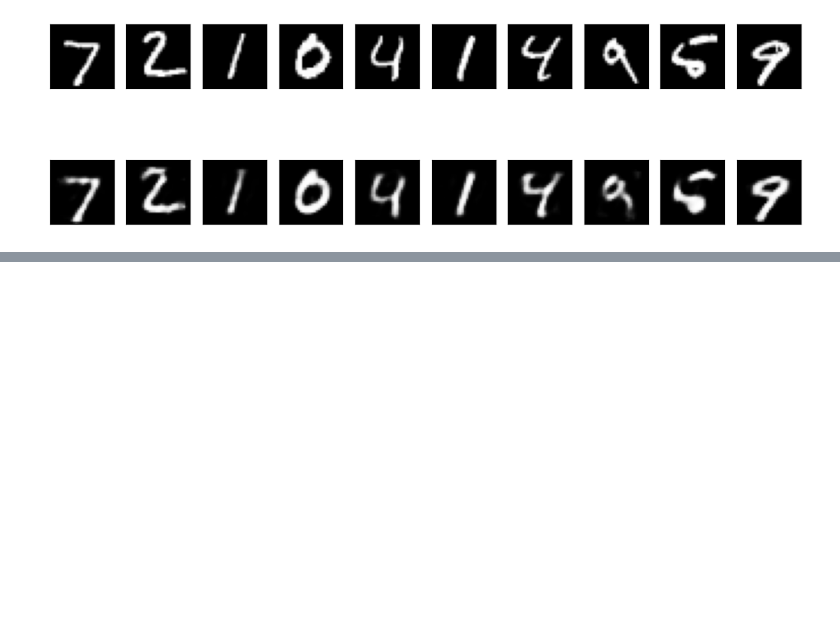
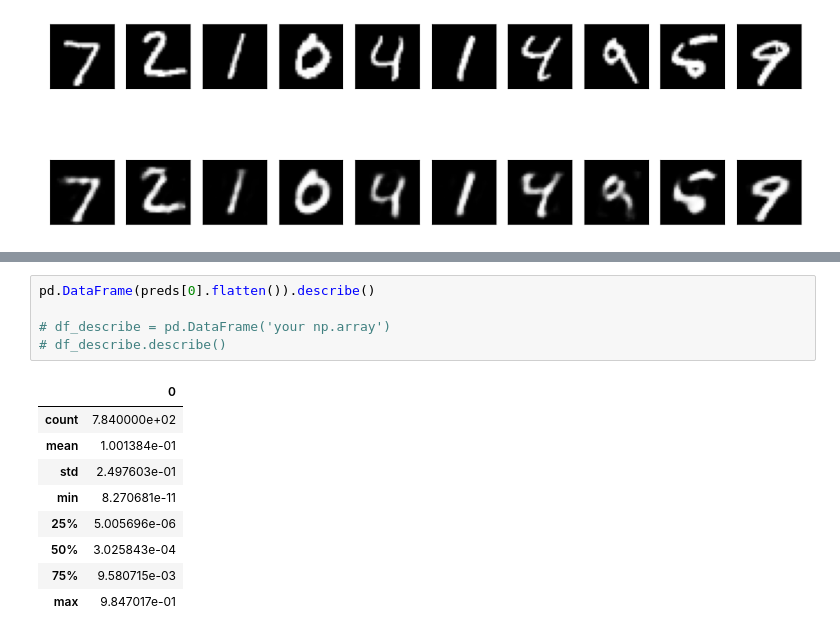
Before and after one commit to Evan-Callaghan/FieldsAcademy-NeuralNetworks, a Jupyter notebook: Learning/autoencoders.ipynb, the cells around one changed output, grey strips where cells are left out. Drawn from its saved outputs; the diff is of its cells as text; blank space fills up the shorter version.

```diff
--- a/Learning/autoencoders.ipynb
+++ b/Learning/autoencoders.ipynb
@@ -107,0 +120,15 @@ for i in range(n):
+# %%
+pd.DataFrame(preds[0].flatten()).describe()
+
+# df_describe = pd.DataFrame('your np.array')
+# df_describe.describe()
+# %% [output]
+|  | 0 |
+| count | 7.840000e+02 |
+| mean | 1.001384e-01 |
+| std | 2.497603e-01 |
+| min | 8.270681e-11 |
+| 25% | 5.005696e-06 |
+| 50% | 3.025843e-04 |
+| 75% | 9.580715e-03 |
+| max | 9.847017e-01 |
```
Also changed, not shown: parts of 1 cell of this notebook.
